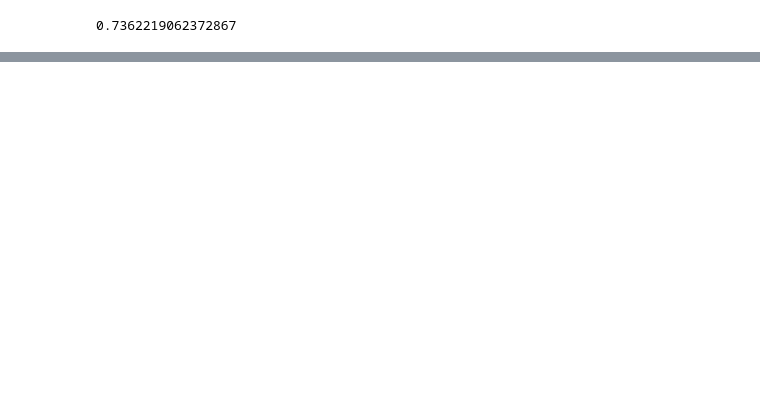
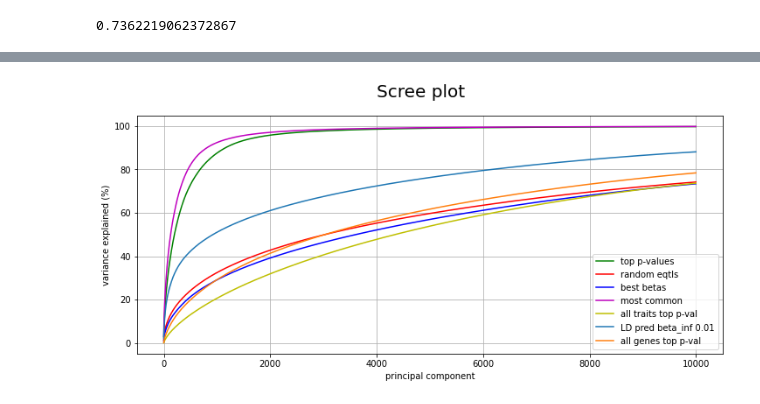
Before and after one commit to SedraAbouGhaloun/qtls, a Jupyter notebook: pca.ipynb, the cells around one changed output, grey strips where cells are left out. Drawn from its saved outputs; the diff is of its cells as text; code cells hidden in the pictures; blank space fills up the shorter version.

```diff
--- a/pca.ipynb
+++ b/pca.ipynb
@@ -117,0 +273,35 @@ dtype_most_common = pd.read_pickle(most_common_path+'all_chrs_train.dataset_most
+# %%
+beta = prepare_list(beta)
+# %%
+most_common = prepare_list(most_common)
+# %%
+all_traits = prepare_list(all_traits)
+# %%
+ld_inf001 = prepare_list(ld_inf001)
+# %%
+# Scree plot for assessing cumulative variance explained by additional functional principal components (fPCs).
+
+z = [decimal.Decimal(i) / decimal.Decimal(10) for i in range(0, 11)]
+fig, ax = plt.subplots(figsize=(12,5))
+fig.suptitle('Scree plot', fontsize=20)
+
+ax.plot(np.asarray(top_pval) *100, color = 'g', label = 'top p-values')
+ax.plot(np.asarray(random) *100, color = 'r', label = 'random eqtls')
+ax.plot(np.asarray(beta) *100, color = 'b', label = 'best betas')
+ax.plot(np.asarray(most_common) *100, color = 'm', label = 'most common')
+ax.plot(np.asarray(all_traits) *100, color = 'y', label ='all traits top p-val')
+ax.plot(np.asarray(ld_inf001) *100, label ='LD pred beta_inf 0.01')
+ax.plot(np.asarray(all_genes)*100, label ='all genes top p-val') #cumulative explained variance
+plt.grid()
+
+# for i in range (0, 10_000,500):
+#     plt.axvline(x = i, color = 'black', alpha=0.1)
+# for i in z:
+#     plt.axhline(y = i, color = 'black', linestyle = '-',alpha=0.1)
+plt.xlabel("principal component")
+plt.ylabel("variance explained (%)")
+
+ax.legend(loc = 4)
+plt.show()
+# %% [output]
+[figure, added]
```
Also changed, not shown: parts of 64 cells of this notebook.
